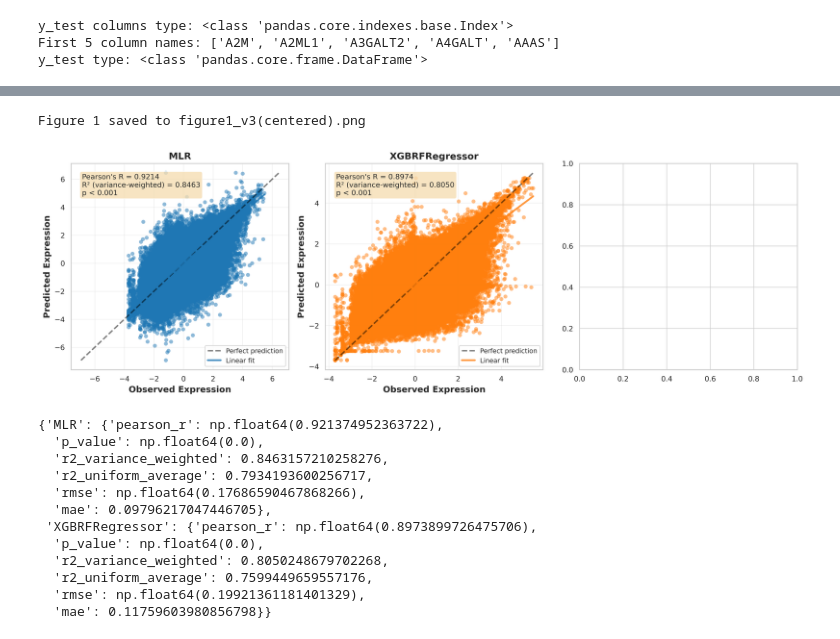
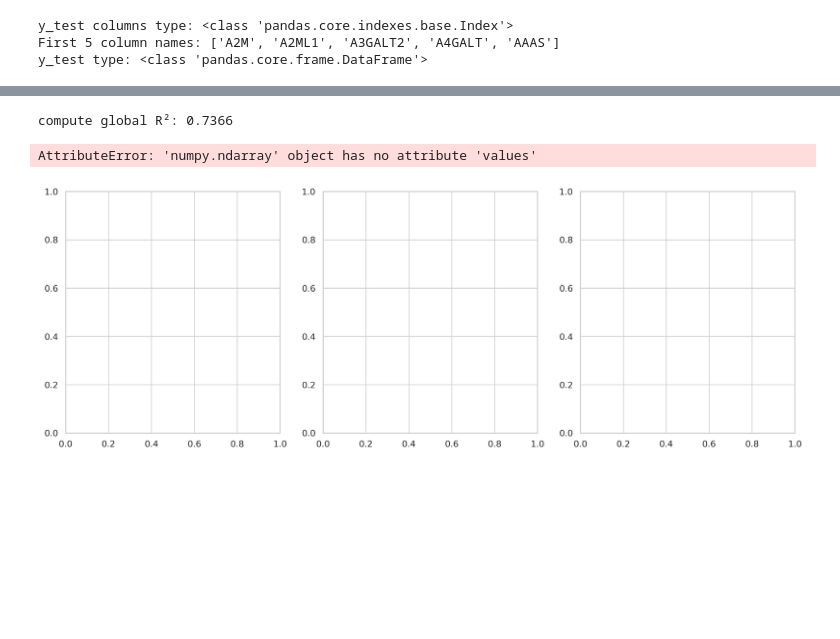
Before and after one commit to ChristianLangridge/LEMBAS-RNN-benchmark, a Jupyter notebook: Zhang Lab Code/Figures/Fig1.ipynb, the cells around one changed output, grey strips where cells are left out. Saved outputs shown, nothing was run; the diff lists cells and outputs as text; code cells hidden in the pictures; blank space fills up the shorter version.

Commit message:
Evaluating model performances on testing set

```diff
--- a/Zhang Lab Code/Figures/Fig1.ipynb
+++ b/Zhang Lab Code/Figures/Fig1.ipynb
@@ -94,3 +172,32 @@ Name: r2, Length: 16101, dtype: float64
+# %%
+# same diagnostics for RNN.v1 (used as a reference for data preprocessing of other models )
+# checking to ensure predictions and groundtruth are comparable
+assert y_test.shape == rnn_y_pred.shape
+
+# computing RNN metrics (aggregate and per gene (per model is this case))
+# compute global R²: 0.7366
+metrics_flat_rnn = compute_metrics(y_test.values, rnn_y_pred)
+print(f"compute global R²: {metrics_flat_rnn['r2']:.4f}")
+
+#compute_metrics_per_gene R²: 0        0.249111
+#1       -0.058234
+#2       -0.235948
+#3        0.382344
+#4        0.671084
+#           ...
+#16095    0.336766
+#16096    0.509802
+#16097    0.657901
+#16098    0.514623
+#16099    0.622254
+#Name: r2, Length: 16100, dtype: float64
+
+metrics_flat_per_gene_rnn = compute_metrics_per_gene_test(y_test, rnn_y_pred)
+print("compute_metrics_per_gene R²:", metrics_flat_per_gene_rnn['r2'])
+
+# lower R² than I would have expected - maybe the test-train splitting was different for model training? 21/01/26
+# %% [output]
+compute global R²: 0.7366
 # %%
 # observed vs. expected prediction scatterplots with Pearson's R
 def figure_1_observed_vs_predicted(y_true, predictions_dict,
@@ -123,8 +230,8 @@ def figure_1_observed_vs_predicted(y_true, predictions_dict,
         y_pred = predictions_dict[model_name]
 
         # Flatten arrays for scatter plot
-        y_true_flat = y_true.ravel()
-        y_pred_flat = y_pred.ravel()
+        y_true_flat = np.asarray(y_true).ravel()
+        y_pred_flat = np.asarray(y_pred).ravel()
 
         # Compute metrics based on specified method
         if r2_method == 'variance_weighted' or r2_method == 'flattened':
@@ -186,8 +293,8 @@ def figure_1_observed_vs_predicted(y_true, predictions_dict,
     metrics_summary = {}
     for model_name in model_names:
         y_pred = predictions_dict[model_name]
-        y_true_flat = y_true.ravel()
-        y_pred_flat = y_pred.ravel()
+        y_true_flat = np.asarray(y_true).ravel()
+        y_pred_flat = np.asarray(y_pred).ravel()
 
         pearson_r, p_value = pearsonr(y_true_flat, y_pred_flat)
         r2_variance_weighted = r2_score(y_true_flat, y_pred_flat)
@@ -208,19 +315,7 @@ def figure_1_observed_vs_predicted(y_true, predictions_dict,
 # %%
 # XGBRF was trained on x_test not x_test_centered so needs to be retrained for real interpretable results
 # Retrained XGBRF on centered data, redone and resaved as "fig1_centered"
-figure_1_observed_vs_predicted(y_test_centered,predictions,r2_method='variance_weighted', output_path = 'figure1_v4(uncentered/FINAL).png')
+figure_1_observed_vs_predicted(y_test,predictions,r2_method='variance_weighted', output_path = '/home/christianl/Zhang-Lab/Zhang Lab Data/Saved figures/Production_model_figures/figure1_(PRODUCTION)).png')
 # %% [output]
-Figure 1 saved to figure1_v3(centered).png
+AttributeError: 'numpy.ndarray' object has no attribute 'values'
-[figure, old version]
+[figure, new version]
-{'MLR': {'pearson_r': np.float64(0.921374952363722),
-  'p_value': np.float64(0.0),
-  'r2_variance_weighted': 0.8463157210258276,
-  'r2_uniform_average': 0.7934193600256717,
-  'rmse': np.float64(0.17686590467868266),
-  'mae': 0.09796217047446705},
- 'XGBRFRegressor': {'pearson_r': np.float64(0.8973899726475706),
-  'p_value': np.float64(0.0),
-  'r2_variance_weighted': 0.8050248679702268,
-  'r2_uniform_average': 0.7599449659557176,
-  'rmse': np.float64(0.19921361181401329),
-  'mae': 0.11759603980856798}}
```
Also changed, not shown: parts of 4 cells of this notebook, 1 other file.
